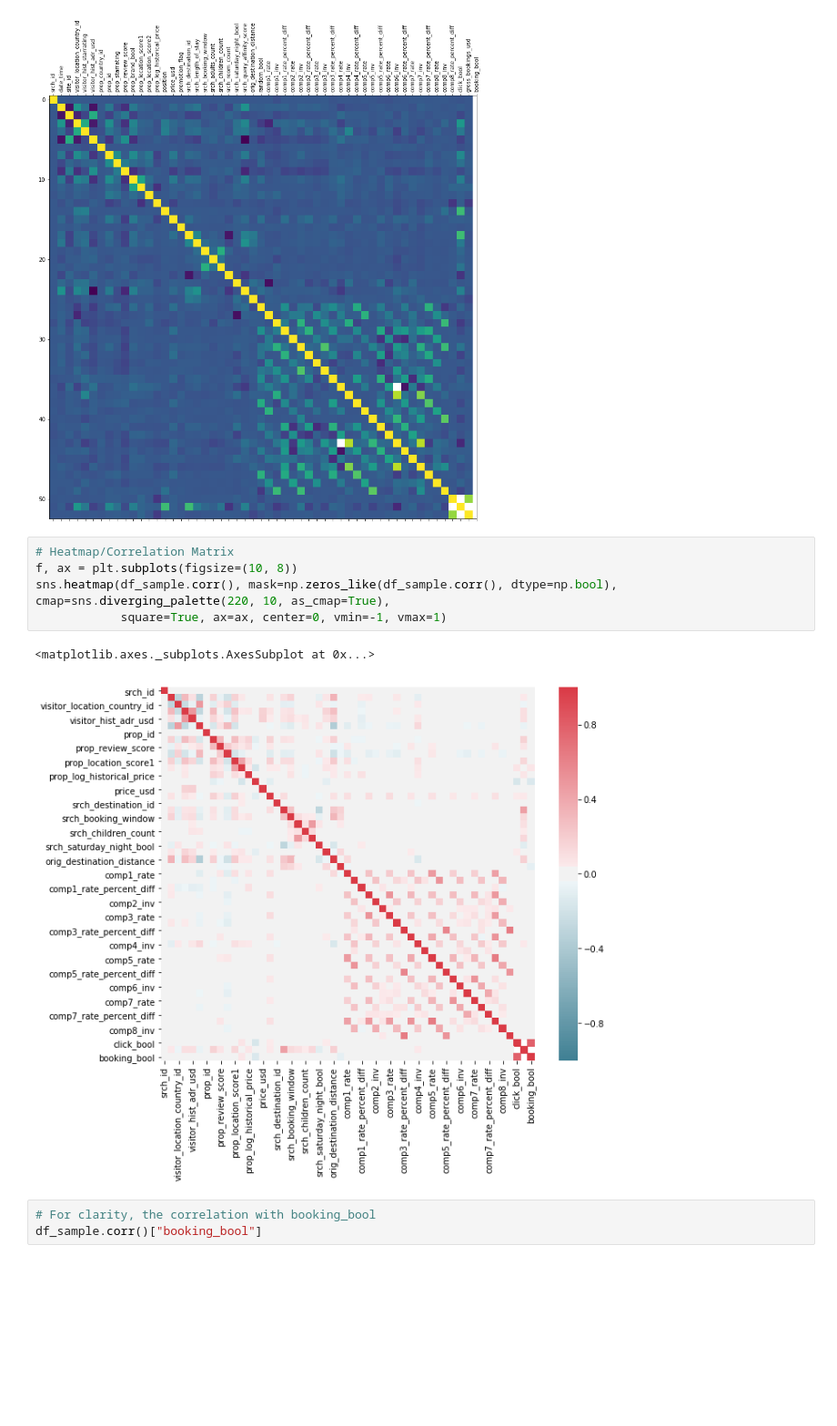
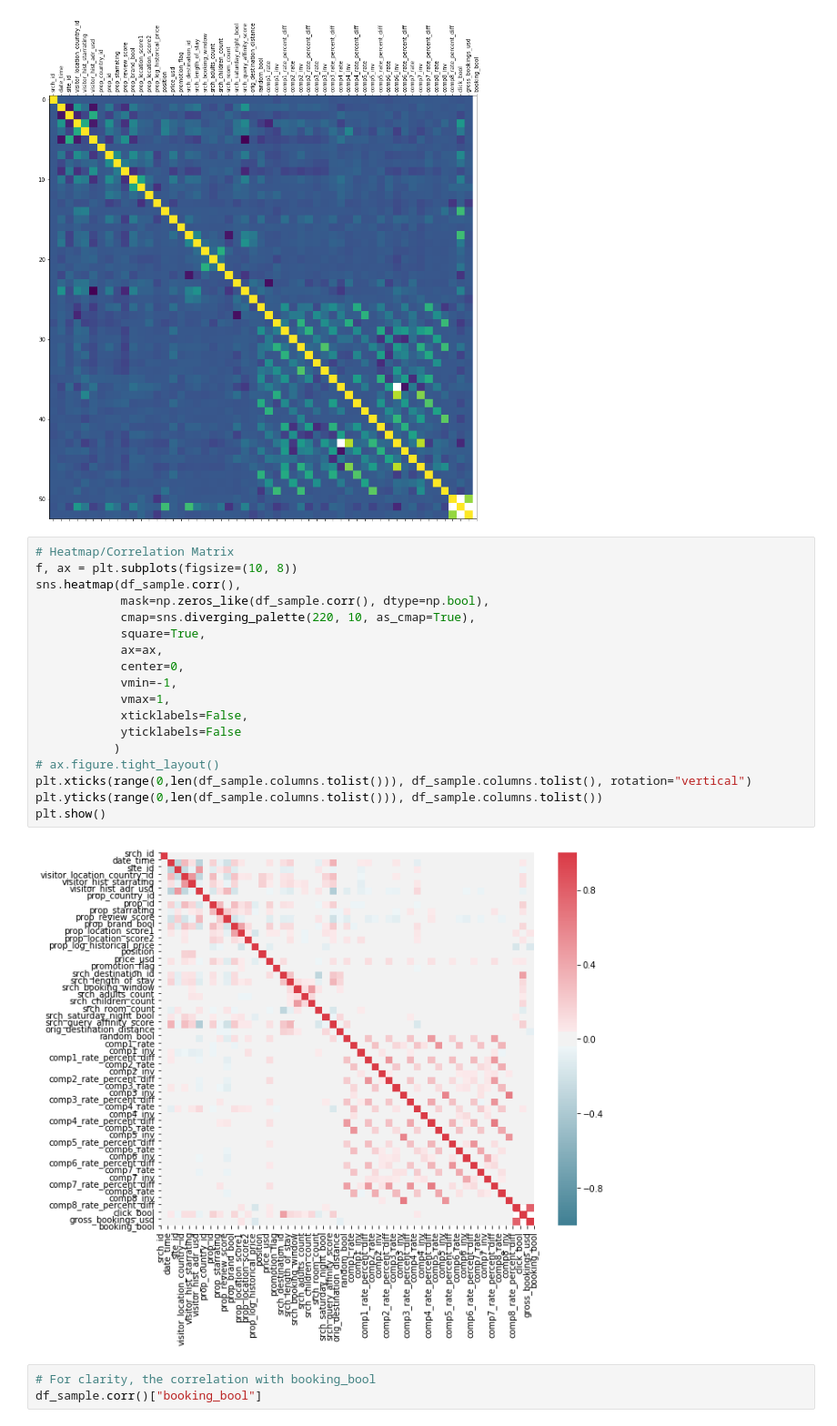
Before and after one commit to PimDijt/DMT, a Jupyter notebook: assignments/assignment2/explore.ipynb, the cells around one changed output. Shown: that part at 91% size. Saved outputs shown, nothing was run; the diff lists cells and outputs as text; blank space fills up the shorter version.

Commit message:
fix the other heatmap

```diff
--- a/assignments/assignment2/explore.ipynb
+++ b/assignments/assignment2/explore.ipynb
@@ -156,11 +156,23 @@ plt.show()
 # %%
 # Heatmap/Correlation Matrix
 f, ax = plt.subplots(figsize=(10, 8))
-sns.heatmap(df_sample.corr(), mask=np.zeros_like(df_sample.corr(), dtype=np.bool), cmap=sns.diverging_palette(220, 10, as_cmap=True),
-            square=True, ax=ax, center=0, vmin=-1, vmax=1)
+sns.heatmap(df_sample.corr(),
+            mask=np.zeros_like(df_sample.corr(), dtype=np.bool),
+            cmap=sns.diverging_palette(220, 10, as_cmap=True),
+            square=True,
+            ax=ax,
+            center=0,
+            vmin=-1,
+            vmax=1,
+            xticklabels=False,
+            yticklabels=False
+           )
+# ax.figure.tight_layout()
+plt.xticks(range(0,len(df_sample.columns.tolist())), df_sample.columns.tolist(), rotation="vertical")
+plt.yticks(range(0,len(df_sample.columns.tolist())), df_sample.columns.tolist())
+plt.show()
 # %% [output]
-<matplotlib.axes._subplots.AxesSubplot at 0x...>
-[figure, old version]
+[figure, new version]
 # %%
 # For clarity, the correlation with booking_bool
 df_sample.corr()["booking_bool"]
```
